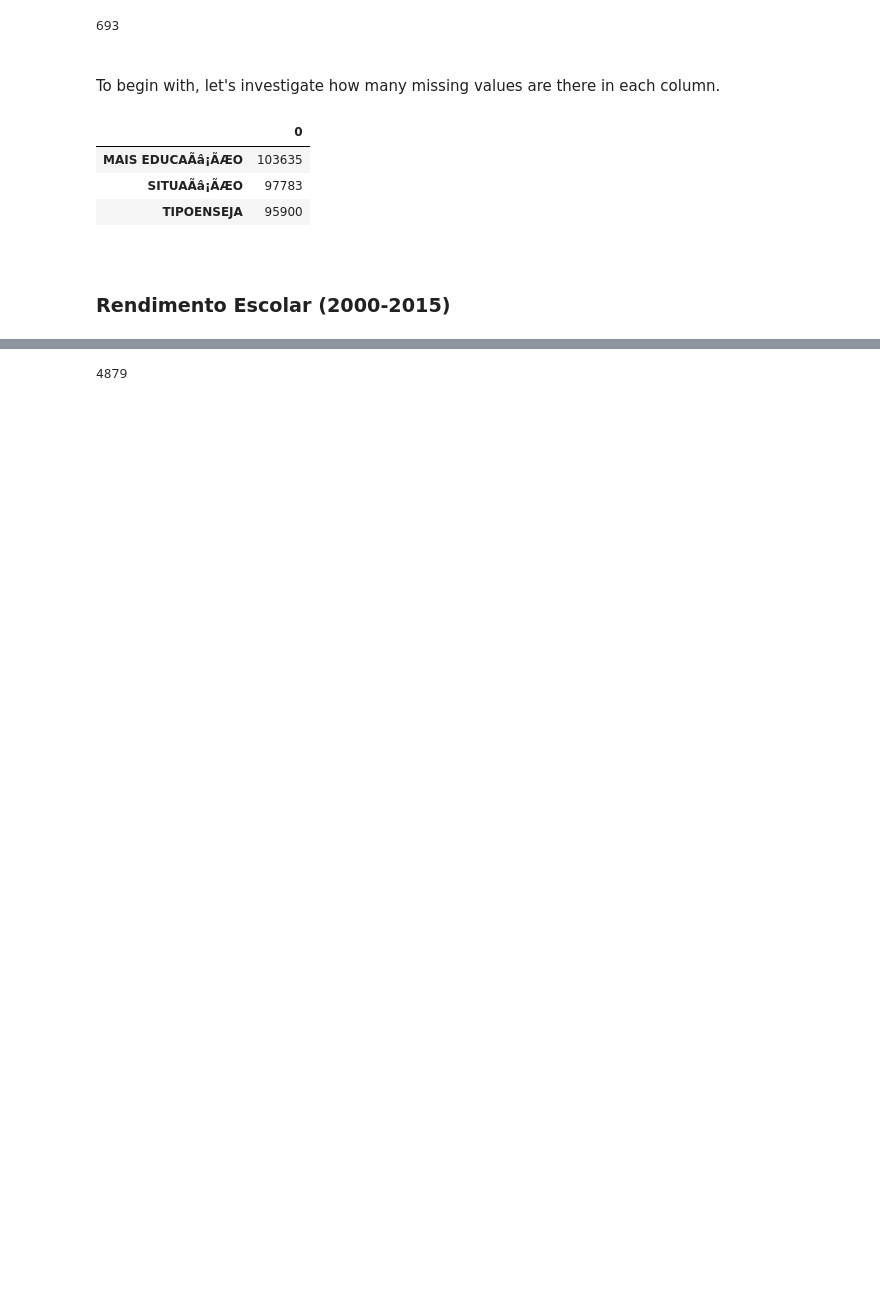
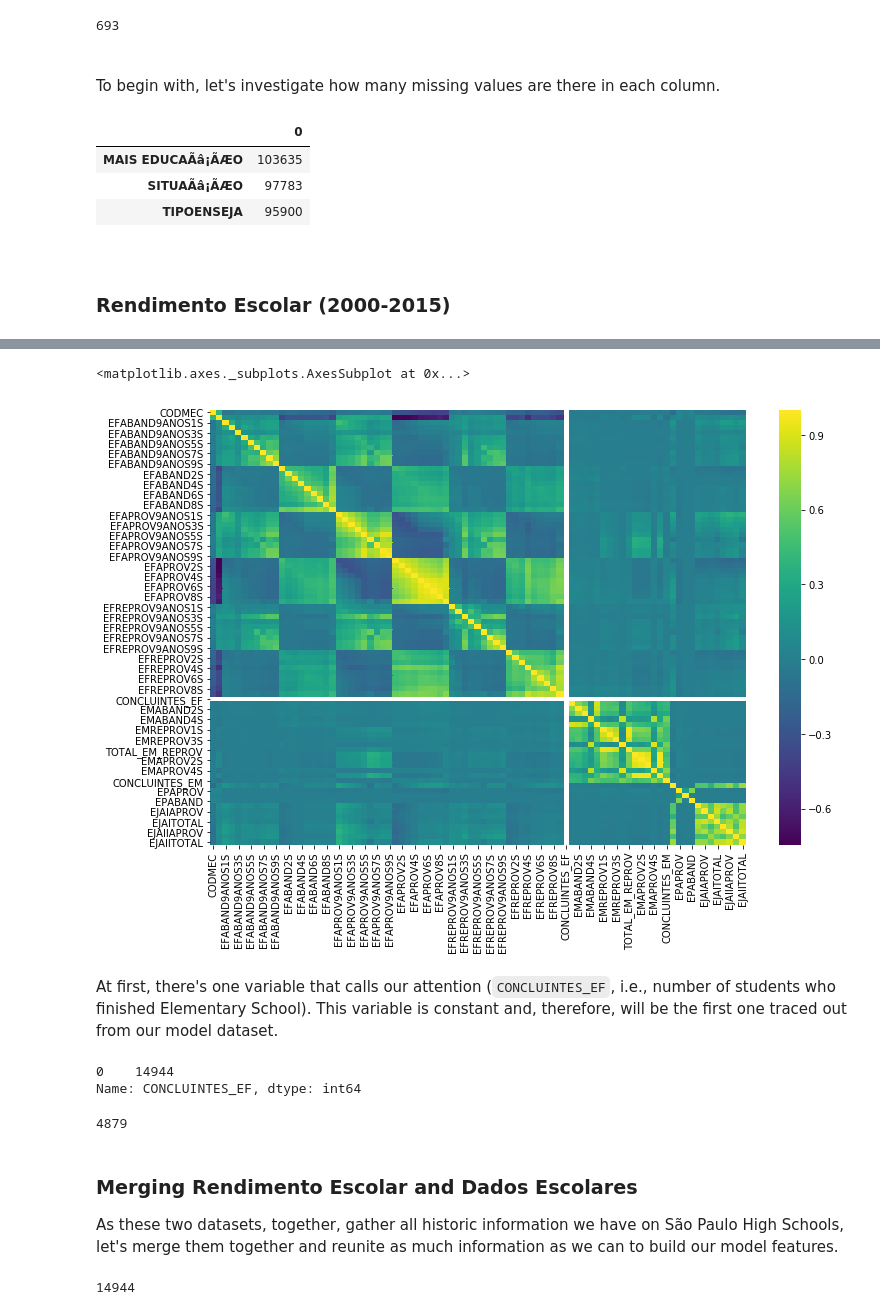
Before and after one commit to Franklin-oliveira/FDS-Repo, a Jupyter notebook: hw2/Contest.ipynb, the cells around one changed output, grey strips where cells are left out. Saved outputs shown, nothing was run; the diff lists cells and outputs as text; code cells hidden in the pictures; blank space fills up the shorter version.

```diff
--- a/hw2/Contest.ipynb
+++ b/hw2/Contest.ipynb
@@ -252,4 +248,26 @@ rendEsc.head()
+# %%
+# correlation heatmap
+plt.figure(figsize=(12,8))
+sns.heatmap(rendEsc.corr(), cmap='viridis')
+# %% [output]
+<matplotlib.axes._subplots.AxesSubplot at 0x...>
+[figure, added]
+# %% [markdown]
+At first, there's one variable that calls our attention (`CONCLUINTES_EF`, i.e., number of students who finished Elementary School). This variable is constant and, therefore, will be the first one traced out from our model dataset.
+# %%
+rendEsc['CONCLUINTES_EF'].value_counts()
+# %% [output]
+0    14944
+Name: CONCLUINTES_EF, dtype: int64
 # %%
 len(set(dadosEsc2015['CODMEC']).intersection(set(rendEsc['CODMEC'])))
 # %% [output]
 4879
+# %% [markdown]
+### Merging Rendimento Escolar and Dados Escolares
+
+As these two datasets, together, gather all historic information we have on São Paulo High Schools, let's merge them together and reunite as much information as we can to build our model features.
+# %%
+rendEsc['CODMEC'].isin(dadosEsc['CODMEC']).sum()
+# %% [output]
+14944
```
Also changed, not shown: parts of 7 cells of this notebook.
